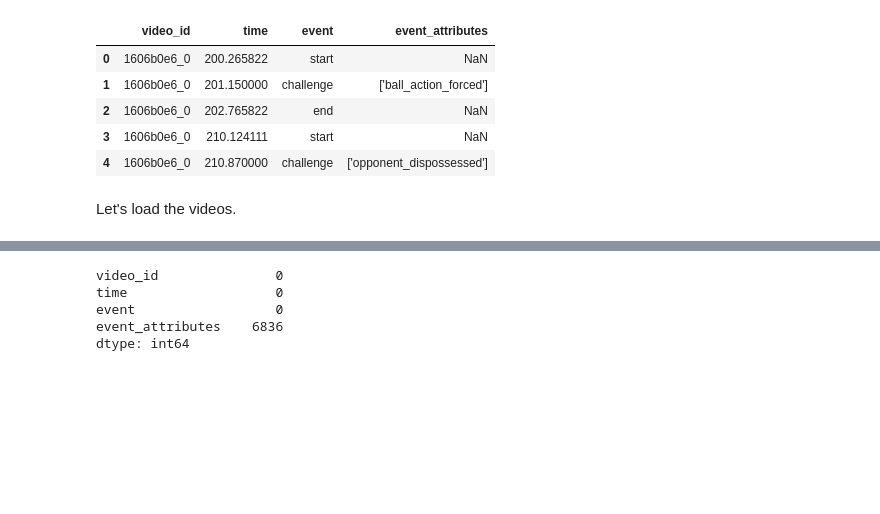
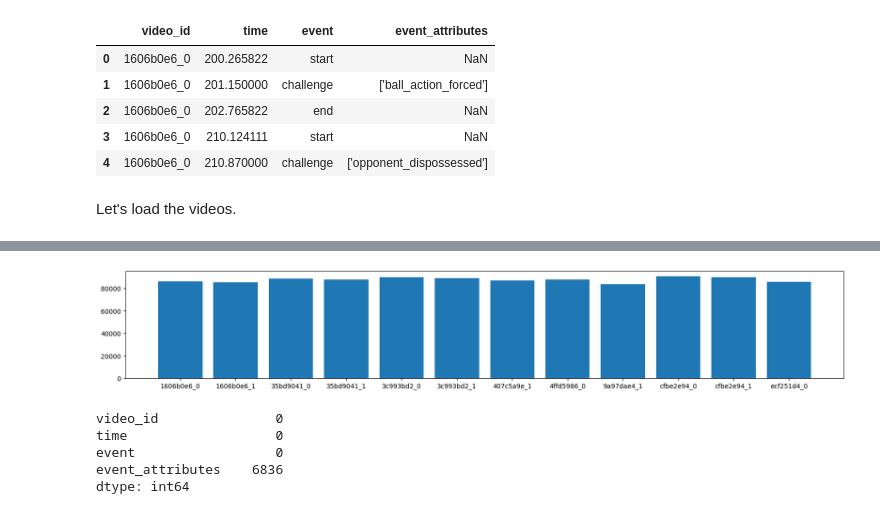
Before and after one commit to MohammadShahin/PMLDL-project, a Jupyter notebook: notebooks/data_understanding.ipynb, the cells around one changed output, grey strips where cells are left out. Cells and saved outputs as stored; diff of their text form; code cells hidden in the pictures; blank space fills up the shorter version.

```diff
--- a/notebooks/data_understanding.ipynb
+++ b/notebooks/data_understanding.ipynb
@@ -47,10 +47,11 @@ Let's load the videos.
 # %%
 def get_video_length(video_path: str) -> int:
     video = cv2.VideoCapture(video_path)
-    # frame_count = video.get(cv2.CAP_PROP_FRAME_COUNT)
-    return 5
+    frame_count = video.get(cv2.CAP_PROP_FRAME_COUNT)
+    return frame_count
 
 def extract_images(video_path, out_dir):
+    IMG_SIZE = (1920, 1080)
     video_name = os.path.basename(video_path).split('.')[0]
     cam = cv2.VideoCapture(video_path)
     print(video_path)
@@ -90,3 +77,10 @@ KeyboardInterrupt:
+# %%
+plt.figure(figsize=(20, 3))
+plt.bar(range(len(videos_durations)), list(videos_durations.values()), align='center')
+plt.xticks(range(len(videos_durations)), list(videos_durations.keys()))
+plt.show()
+# %% [output]
+[figure, added]
 # %%
 train_csv.isna().sum()
 # %% [output]
```
Also changed, not shown: parts of 6 cells of this notebook, 4 other files.
